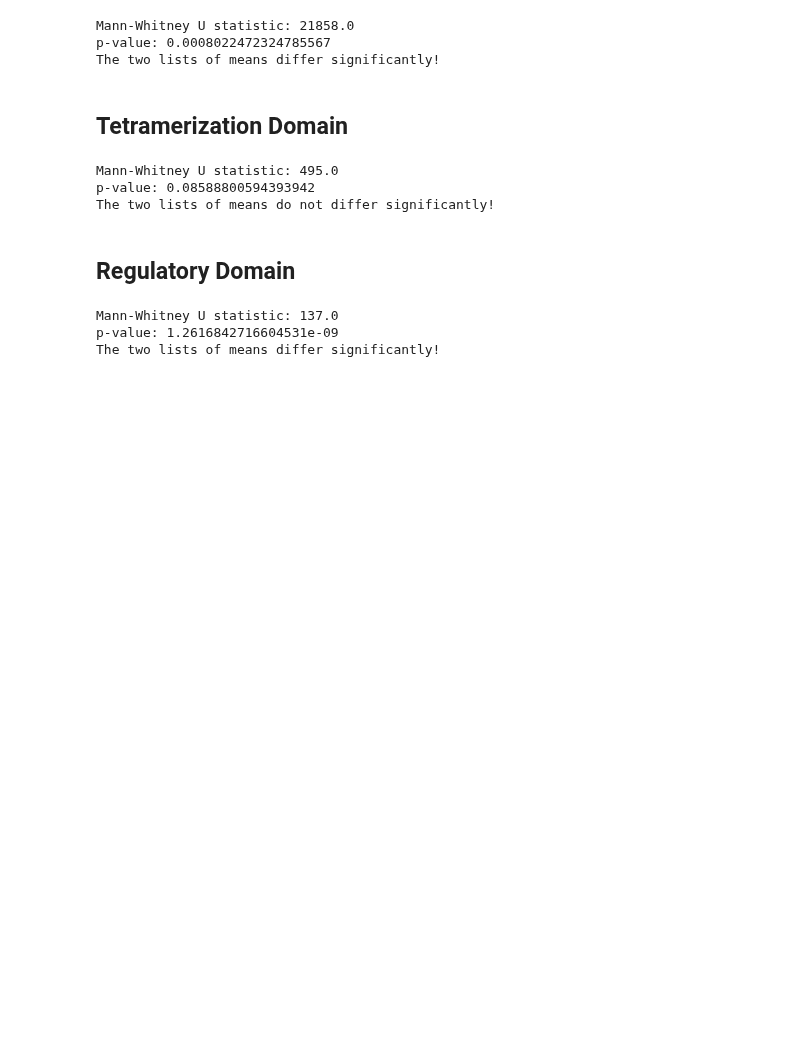
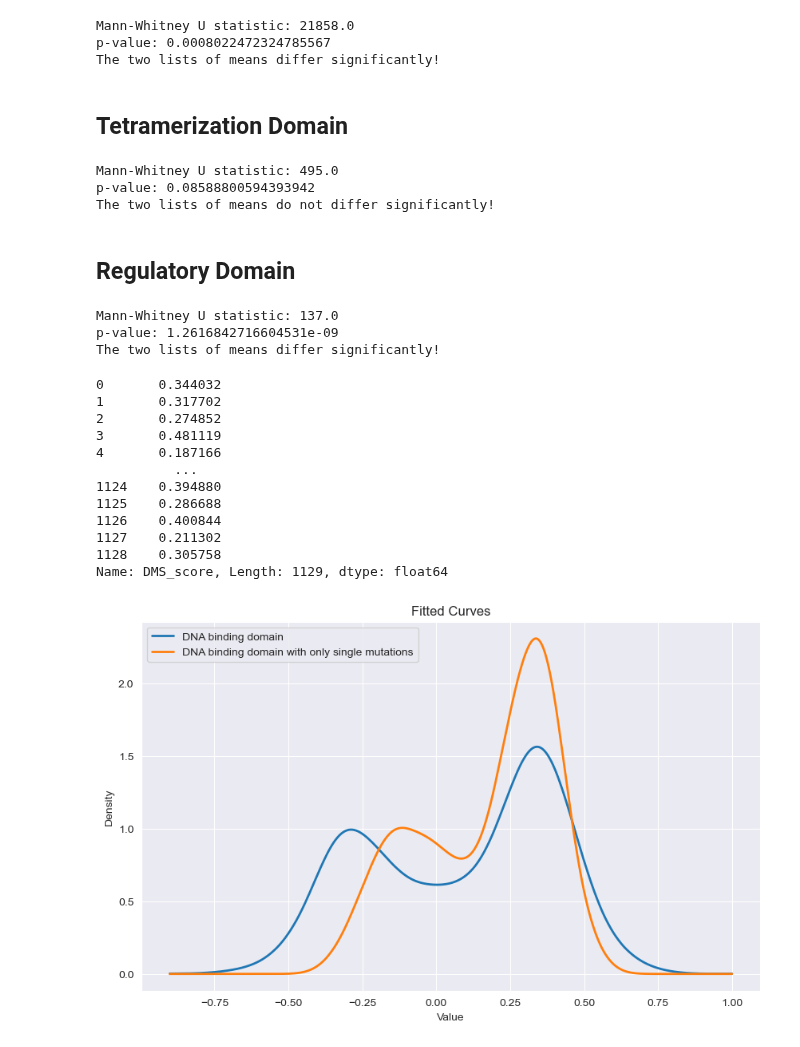
Before and after one commit to datascience-mobi-2023/topic02_team02, a Jupyter notebook: domain_comparison/Comparision_domain_slicing.ipynb, the cells around one changed output. Cells and saved outputs as stored; diff of their text form; code cells hidden in the pictures; blank space fills up the shorter version.

Commit message:
Comparing the DNA binding domain

```diff
--- a/domain_comparison/Comparision_domain_slicing.ipynb
+++ b/domain_comparison/Comparision_domain_slicing.ipynb
@@ -119,3 +121,46 @@ else:
 Mann-Whitney U statistic: 137.0
 p-value: 1.2616842716604531e-09
 The two lists of means differ significantly!
+# %%
+dms_scores_dna = pd.read_csv('./data/dms_scores_dna.csv')['DMS_score']
+dms_scores_dna_smu = pd.read_csv('./data/dms_scores_dna_smu.csv')['DMS_score']
+print(dms_scores_dna_smu)
+# Combine all datasets
+all_dms_scores = np.concatenate((dms_scores_dna, dms_scores_dna_smu))
+
+# Create a figure and axis
+fig, ax = plt.subplots(figsize=(10, 6))  # Adjust the figure size as needed
+
+# Iterate over each dataset and fit a curve
+datasets = ['DNA binding domain', 'DNA binding domain with only single mutations']
+for data, label in zip([dms_scores_dna, dms_scores_dna_smu], datasets):
+    # Fit a curve to the data using KDE
+    kde = gaussian_kde(data)
+    x_vals = np.linspace(np.min(all_dms_scores), np.max(all_dms_scores), 1000)
+    y_vals = kde(x_vals)
+
+    # Plot the fitted curve with label
+    ax.plot(x_vals, y_vals, linewidth=2, label=label)
+
+# Add labels, title, and legend
+ax.set_xlabel('Value')
+ax.set_ylabel('Density')
+ax.set_title('Fitted Curves')
+ax.legend()
+
+# Show the plot
+plt.show()
+# %% [output]
+0       0.344032
+1       0.317702
+2       0.274852
+3       0.481119
+4       0.187166
+          ...
+1124    0.394880
+1125    0.286688
+1126    0.400844
+1127    0.211302
+1128    0.305758
+Name: DMS_score, Length: 1129, dtype: float64
+[figure, added]
```
Also changed, not shown: parts of 1 cell of this notebook, 4 other files.
